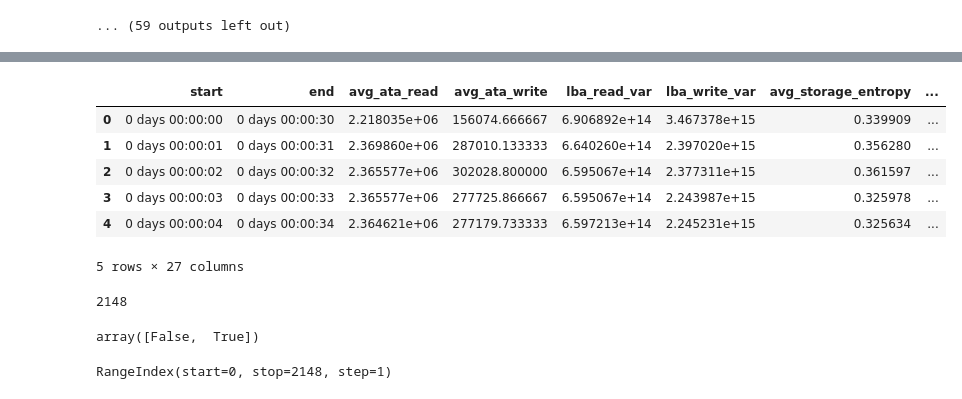
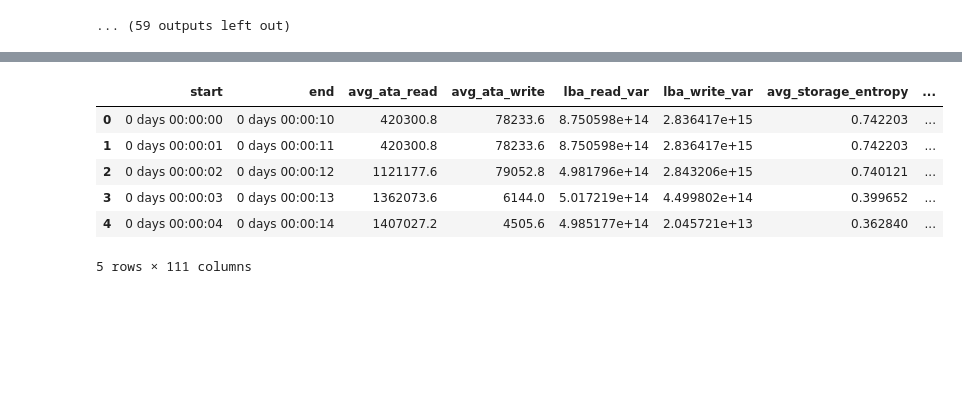
Before and after one commit to asolergayoso/DS_5500_Ransomware_Detection, a Jupyter notebook: feature_engineering.ipynb, the cells around one changed output, grey strips where cells are left out. Drawn from its saved outputs; the diff is of its cells as text; code cells hidden in the pictures; blank space fills up the shorter version.

Commit message:
Added new features and improved the preprocessing file

```diff
--- a/feature_engineering.ipynb
+++ b/feature_engineering.ipynb
@@ -453,7 +622,0 @@ Timestamp('2023-05-23 22:06:17.194543')
-# %%
-strg_read['time_diff'] = strg_read['timestamp'].apply(lambda x: x-start_point)
-strg_write['time_diff'] = strg_write['timestamp'].apply(lambda x: x-start_point)
-mem_read['time_diff'] = mem_read['timestamp'].apply(lambda x: x-start_point)
-mem_write['time_diff'] = mem_write['timestamp'].apply(lambda x: x-start_point)
-mem_read_write['time_diff'] = mem_read_write['timestamp'].apply(lambda x: x-start_point)
-mem_exec['time_diff'] = mem_exec['timestamp'].apply(lambda x: x-start_point)
@@ -1086,3 +1050,5 @@ def generate_combined_log_file(strg_read, strg_write, mem_read, mem_write, mem_r
     combined_logs.drop(['unix_time_s', 'unix_time_ns'], axis=1, inplace=True)
 
     return combined_logs
+# %%
+interim_path = 'interm_df'
@@ -1090,13 +1058,23 @@ def generate_combined_log_file(strg_read, strg_write, mem_read, mem_write, mem_r
 def generate_dataset(HWR_PATH, DATASET, operations_logs_to_load, kaggle_files_to_load, window_s: int, epsilon_s: int, ransomware):
     final_dataset = pd.DataFrame()
     for operation, operation_logs in operations_logs_to_load.items():
-        print(f"Reading {operation} logs from Kaggle")
-        strg_read, strg_write, mem_read, mem_write, mem_read_write, mem_exec = read_kaggle_access_file(HWR_PATH, DATASET, operation_logs, kaggle_files_to_load)
-        print(f"Combining {operation} log files")
-        combined_log_files = generate_combined_log_file(strg_read, strg_write, mem_read, mem_write, mem_read_write, mem_exec)
-        print(f"Creating features using {operation} log files")
-        feature_dataset = ransmap_preprocessing(combined_log_files, operation in ransomware, operation, window_s, epsilon_s)
-        print(f"Finished Creating feature dataset for {operation}\n")
-        final_dataset = pd.concat([final_dataset, feature_dataset], ignore_index=True)
+        for operation_log_cnt, log in enumerate(operation_logs):
 
+            print(f"Reading {operation} log {operation_log_cnt+1} ({log}) from Kaggle")
+            strg_read, strg_write, mem_read, mem_write, mem_read_write, mem_exec = read_kaggle_access_file(HWR_PATH, DATASET, [log], kaggle_files_to_load)
+            print(f"Combining {operation} log {operation_log_cnt+1} files")
+            combined_log_files = generate_combined_log_file(strg_read, strg_write, mem_read, mem_write, mem_read_write, mem_exec)
+            print(f"Creating features using {operation} log {operation_log_cnt+1} files")
+            feature_dataset = ransmap_preprocessing(combined_log_files, operation in ransomware, operation, window_s, epsilon_s)
+            print(f"Finished Creating feature dataset for {operation} log {operation_log_cnt+1}\n")
+            feature_dataset['operation_log_cnt'] = operation_log_cnt+1
+
+            interim_file_path = os.path.join(interim_path, f"{operation}_{operation_log_cnt+1}.pkl")
+            with open(interim_file_path, 'wb') as file:
+                pickle.dump(feature_dataset, file)
+
+            final_dataset = pd.concat([final_dataset, feature_dataset], ignore_index=True)
+
+    final_dataset['start_s'] = final_dataset['start'].apply(lambda x: x.seconds)
+    final_dataset['end_s'] = final_dataset['end'].apply(lambda x: x.seconds)
     return final_dataset
@@ -1146,3 +1144,5 @@ Downloading from https://www.kaggle.com/api/v1/datasets/download/hiranomanabu/ra
 Downloading from https://www.kaggle.com/api/v1/datasets/download/hiranomanabu/ransmap-2024-ransomware-behavioral-features?dataset_version_number=2&file_name=RanSMAP/dataset/original/i3-gen12/ddr4-2133 ...
 Downloading from https://www.kaggle.com/api/v1/datasets/download/hiranomanabu/ransmap-2024-ransomware-behavioral-features?dataset_version_number=2&file_name=RanSMAP/dataset/original/i3-gen12/ddr4-2133 ...
 ... (59 outputs left out)
+# %%
+final_dataset_10s_wind = generate_dataset(HWR_PATH, DATASET, operations_logs_path, kaggle_files_to_load, 10, 1, ransomware)
@@ -1149,18 +1167,10 @@ Downloading from https://www.kaggle.com/api/v1/datasets/download/hiranomanabu/ra
 # %%
-final_dataset.head()
+final_dataset_10s_wind.head()
 # %% [output]
 |  | start | end | avg_ata_read | avg_ata_write | lba_read_var | lba_write_var | avg_storage_entropy | ... |
-| 0 | 0 days 00:00:00 | 0 days 00:00:30 | 2.218035e+06 | 156074.666667 | 6.906892e+14 | 3.467378e+15 | 0.339909 | ... |
-| 1 | 0 days 00:00:01 | 0 days 00:00:31 | 2.369860e+06 | 287010.133333 | 6.640260e+14 | 2.397020e+15 | 0.356280 | ... |
-| 2 | 0 days 00:00:02 | 0 days 00:00:32 | 2.365577e+06 | 302028.800000 | 6.595067e+14 | 2.377311e+15 | 0.361597 | ... |
-| 3 | 0 days 00:00:03 | 0 days 00:00:33 | 2.365577e+06 | 277725.866667 | 6.595067e+14 | 2.243987e+15 | 0.325978 | ... |
-| 4 | 0 days 00:00:04 | 0 days 00:00:34 | 2.364621e+06 | 277179.733333 | 6.597213e+14 | 2.245231e+15 | 0.325634 | ... |
+| 0 | 0 days 00:00:00 | 0 days 00:00:10 | 420300.8 | 78233.6 | 8.750598e+14 | 2.836417e+15 | 0.742203 | ... |
+| 1 | 0 days 00:00:01 | 0 days 00:00:11 | 420300.8 | 78233.6 | 8.750598e+14 | 2.836417e+15 | 0.742203 | ... |
+| 2 | 0 days 00:00:02 | 0 days 00:00:12 | 1121177.6 | 79052.8 | 4.981796e+14 | 2.843206e+15 | 0.740121 | ... |
+| 3 | 0 days 00:00:03 | 0 days 00:00:13 | 1362073.6 | 6144.0 | 5.017219e+14 | 4.499802e+14 | 0.399652 | ... |
+| 4 | 0 days 00:00:04 | 0 days 00:00:14 | 1407027.2 | 4505.6 | 4.985177e+14 | 2.045721e+13 | 0.362840 | ... |
-5 rows × 27 columns
+5 rows × 111 columns
-# %%
-len(final_dataset)
-# %% [output]
-2148
-# %%
-final_dataset['is_ransomware'].unique()
-# %% [output]
-array([False,  True])
@@ -1171,4 +1184,0 @@ with open(final_dataset_file_path, 'wb') as file:
-# %%
-final_dataset.index
-# %% [output]
-RangeIndex(start=0, stop=2148, step=1)
```
Also changed, not shown: parts of 132 cells of this notebook, 1 other file.
